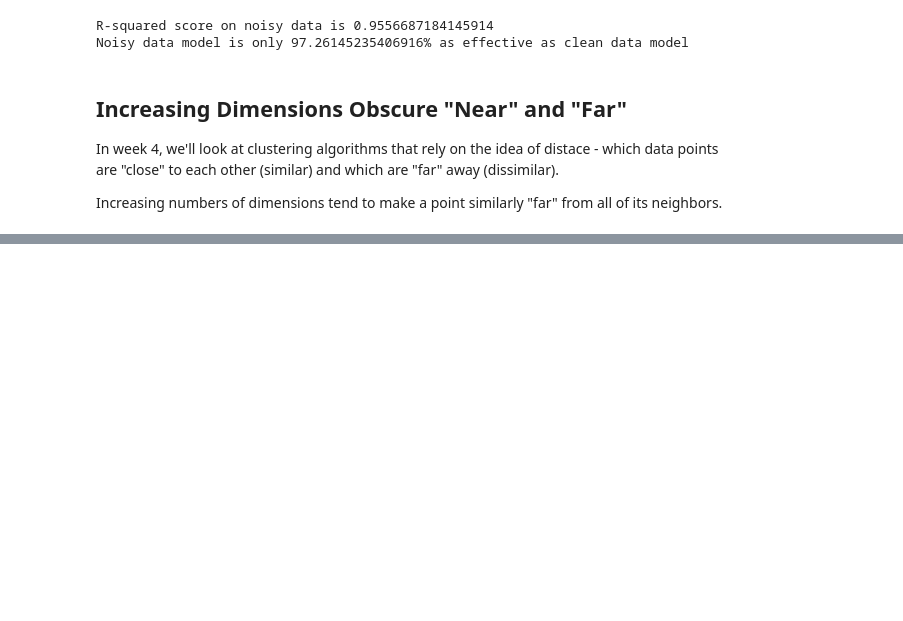
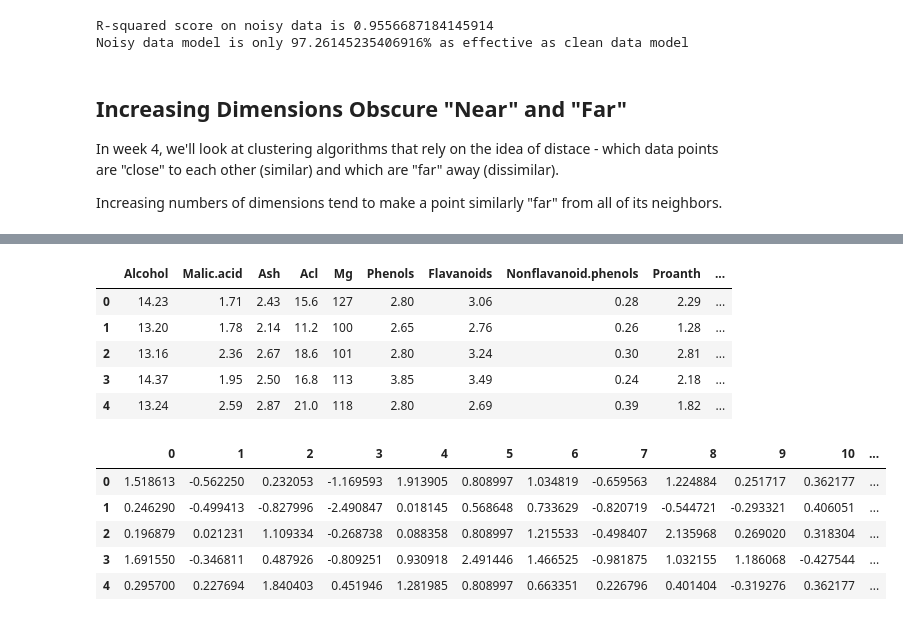
Before and after one commit to stephenfrein/vucsc8491, a Jupyter notebook: Week3_Dimensionality_Reduction.ipynb, the cells around one changed output, grey strips where cells are left out. Saved outputs shown, nothing was run; the diff lists cells and outputs as text; code cells hidden in the pictures; blank space fills up the shorter version.

```diff
--- a/Week3_Dimensionality_Reduction.ipynb
+++ b/Week3_Dimensionality_Reduction.ipynb
@@ -275,0 +327,22 @@ fig.show()
+# %%
+# think of how distance/variation would be impacted by scale of the columns
+# put all of the predictor variables on the same scale
+# shift mean to zero and standard deviation to one (z-score normalization)
+scaler = StandardScaler()
+X_scaled = scaler.fit_transform(X)
+
+display(X.head())
+display(pd.DataFrame(X_scaled).head())
+# %% [output]
+|  | Alcohol | Malic.acid | Ash | Acl | Mg | Phenols | Flavanoids | Nonflavanoid.phenols | Proanth | ... |
+| 0 | 14.23 | 1.71 | 2.43 | 15.6 | 127 | 2.80 | 3.06 | 0.28 | 2.29 | ... |
+| 1 | 13.20 | 1.78 | 2.14 | 11.2 | 100 | 2.65 | 2.76 | 0.26 | 1.28 | ... |
+| 2 | 13.16 | 2.36 | 2.67 | 18.6 | 101 | 2.80 | 3.24 | 0.30 | 2.81 | ... |
+| 3 | 14.37 | 1.95 | 2.50 | 16.8 | 113 | 3.85 | 3.49 | 0.24 | 2.18 | ... |
+| 4 | 13.24 | 2.59 | 2.87 | 21.0 | 118 | 2.80 | 2.69 | 0.39 | 1.82 | ... |
+|  | 0 | 1 | 2 | 3 | 4 | 5 | 6 | 7 | 8 | 9 | 10 | ... |
+| 0 | 1.518613 | -0.562250 | 0.232053 | -1.169593 | 1.913905 | 0.808997 | 1.034819 | -0.659563 | 1.224884 | 0.251717 | 0.362177 | ... |
+| 1 | 0.246290 | -0.499413 | -0.827996 | -2.490847 | 0.018145 | 0.568648 | 0.733629 | -0.820719 | -0.544721 | -0.293321 | 0.406051 | ... |
+| 2 | 0.196879 | 0.021231 | 1.109334 | -0.268738 | 0.088358 | 0.808997 | 1.215533 | -0.498407 | 2.135968 | 0.269020 | 0.318304 | ... |
+| 3 | 1.691550 | -0.346811 | 0.487926 | -0.809251 | 0.930918 | 2.491446 | 1.466525 | -0.981875 | 1.032155 | 1.186068 | -0.427544 | ... |
+| 4 | 0.295700 | 0.227694 | 1.840403 | 0.451946 | 1.281985 | 0.808997 | 0.663351 | 0.226796 | 0.401404 | -0.319276 | 0.362177 | ... |
```
Also changed, not shown: parts of 10 cells of this notebook.
